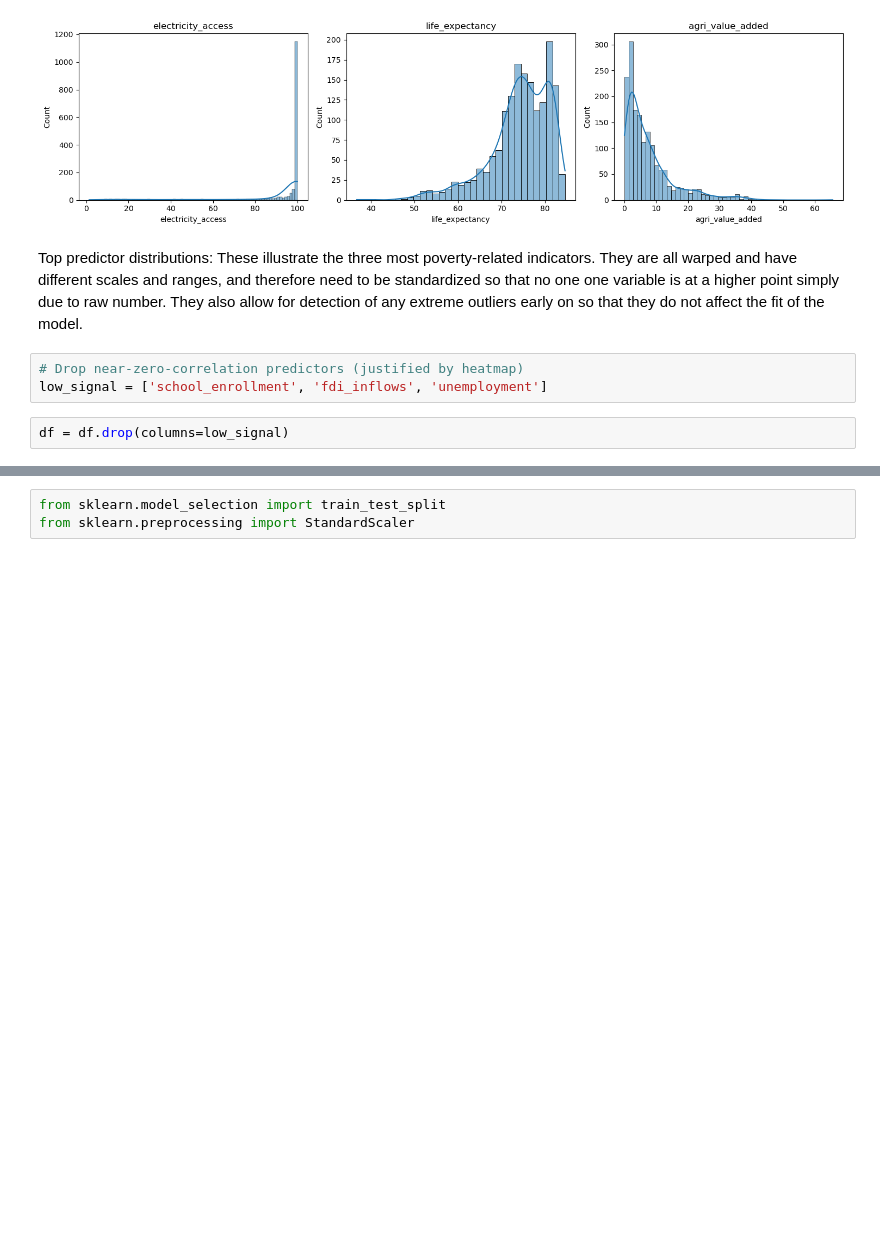
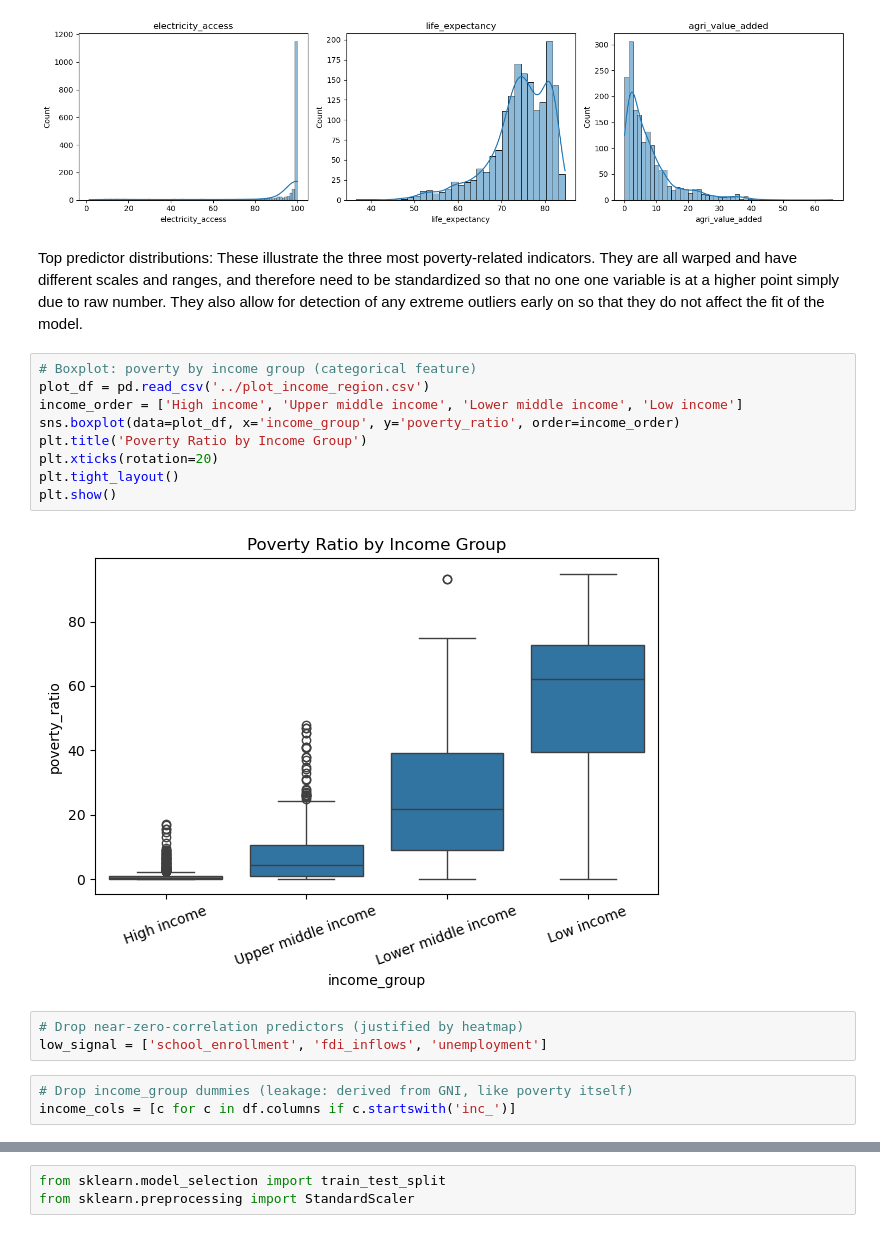
Before and after one commit to teniolaiji/MLSummative-_Regression-Analysis, a Jupyter notebook: linear_regression/multivariate.ipynb, the cells around one changed output, grey strips where cells are left out. Cells and saved outputs as stored; diff of their text form; blank space fills up the shorter version.

```diff
--- a/linear_regression/multivariate.ipynb
+++ b/linear_regression/multivariate.ipynb
@@ -77,8 +77,20 @@ plt.show()
 [figure]
 # %% [markdown]
 Top predictor distributions: These illustrate the three most poverty-related indicators. They are all warped and have different scales and ranges, and therefore need to be standardized so that no one one variable is at a higher point simply due to raw number. They also allow for detection of any extreme outliers early on so that they do not affect the fit of the model.
+# %%
+# Boxplot: poverty by income group (categorical feature)
+plot_df = pd.read_csv('../plot_income_region.csv')
+income_order = ['High income', 'Upper middle income', 'Lower middle income', 'Low income']
+sns.boxplot(data=plot_df, x='income_group', y='poverty_ratio', order=income_order)
+plt.title('Poverty Ratio by Income Group')
+plt.xticks(rotation=20)
+plt.tight_layout()
+plt.show()
+# %% [output]
+[figure, added]
 # %%
 # Drop near-zero-correlation predictors (justified by heatmap)
 low_signal = ['school_enrollment', 'fdi_inflows', 'unemployment']
-# %%
-df = df.drop(columns=low_signal)
+# %%
+# Drop income_group dummies (leakage: derived from GNI, like poverty itself)
+income_cols = [c for c in df.columns if c.startswith('inc_')]
```
Also changed, not shown: parts of 11 cells of this notebook, 4 other files.
